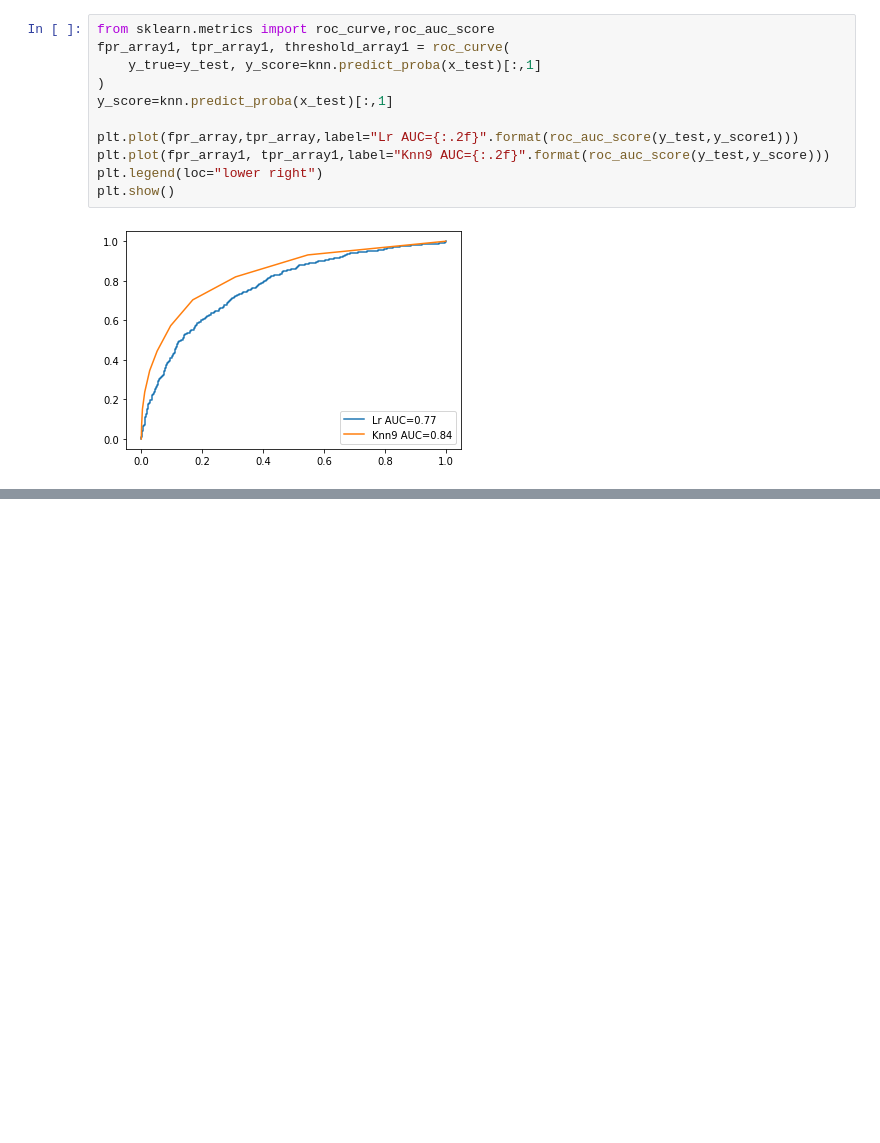
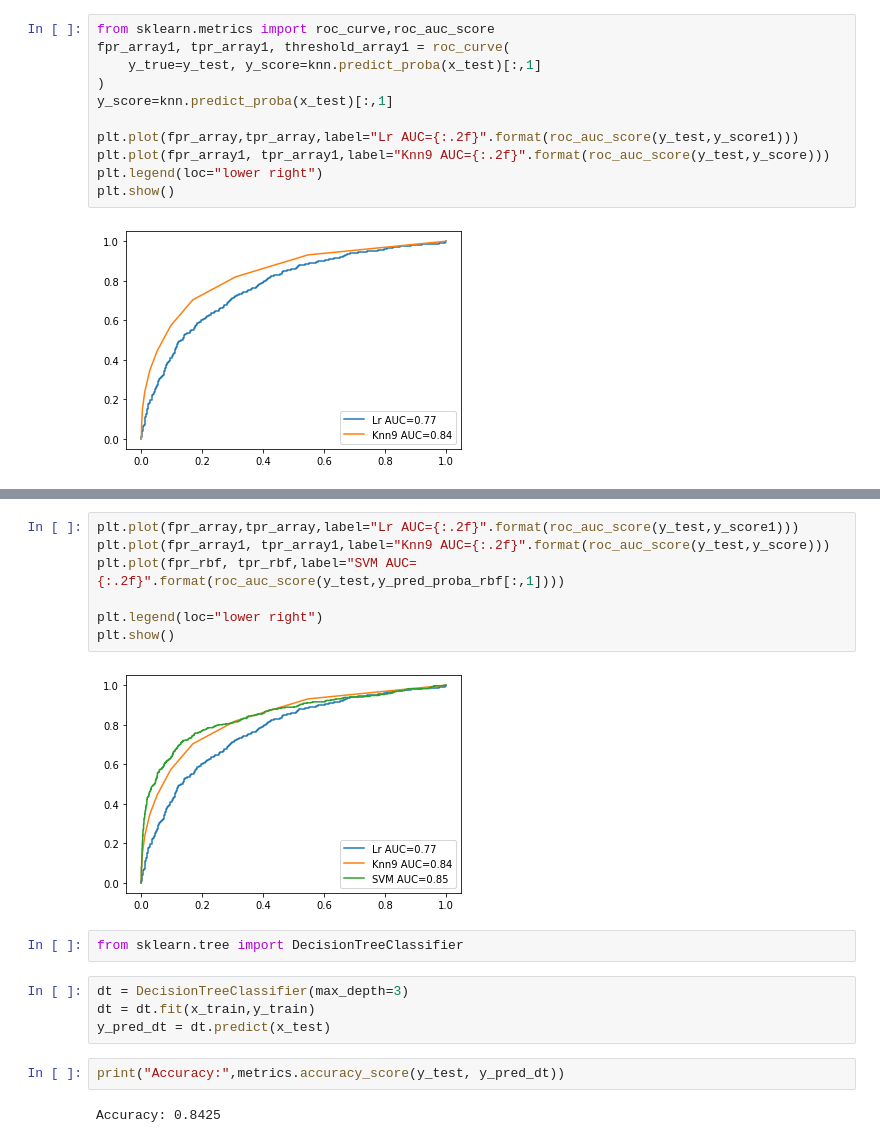
Before and after one commit to LeamonPro/Machine-Learning, a Jupyter notebook: seance3.ipynb, the cells around one changed output, grey strips where cells are left out. Cells and saved outputs as stored; diff of their text form; blank space fills up the shorter version.

```diff
--- a/seance3.ipynb
+++ b/seance3.ipynb
@@ -386,0 +424,19 @@ plt.show()
+# %%
+plt.plot(fpr_array,tpr_array,label="Lr AUC={:.2f}".format(roc_auc_score(y_test,y_score1)))
+plt.plot(fpr_array1, tpr_array1,label="Knn9 AUC={:.2f}".format(roc_auc_score(y_test,y_score)))
+plt.plot(fpr_rbf, tpr_rbf,label="SVM AUC={:.2f}".format(roc_auc_score(y_test,y_pred_proba_rbf[:,1])))
+
+plt.legend(loc="lower right")
+plt.show()
+# %% [output]
+[figure, added]
+# %%
+from sklearn.tree import DecisionTreeClassifier
+# %%
+dt = DecisionTreeClassifier(max_depth=3)
+dt = dt.fit(x_train,y_train)
+y_pred_dt = dt.predict(x_test)
+# %%
+print("Accuracy:",metrics.accuracy_score(y_test, y_pred_dt))
+# %% [output]
+Accuracy: 0.8425
```
Also changed, not shown: parts of 21 cells of this notebook.
